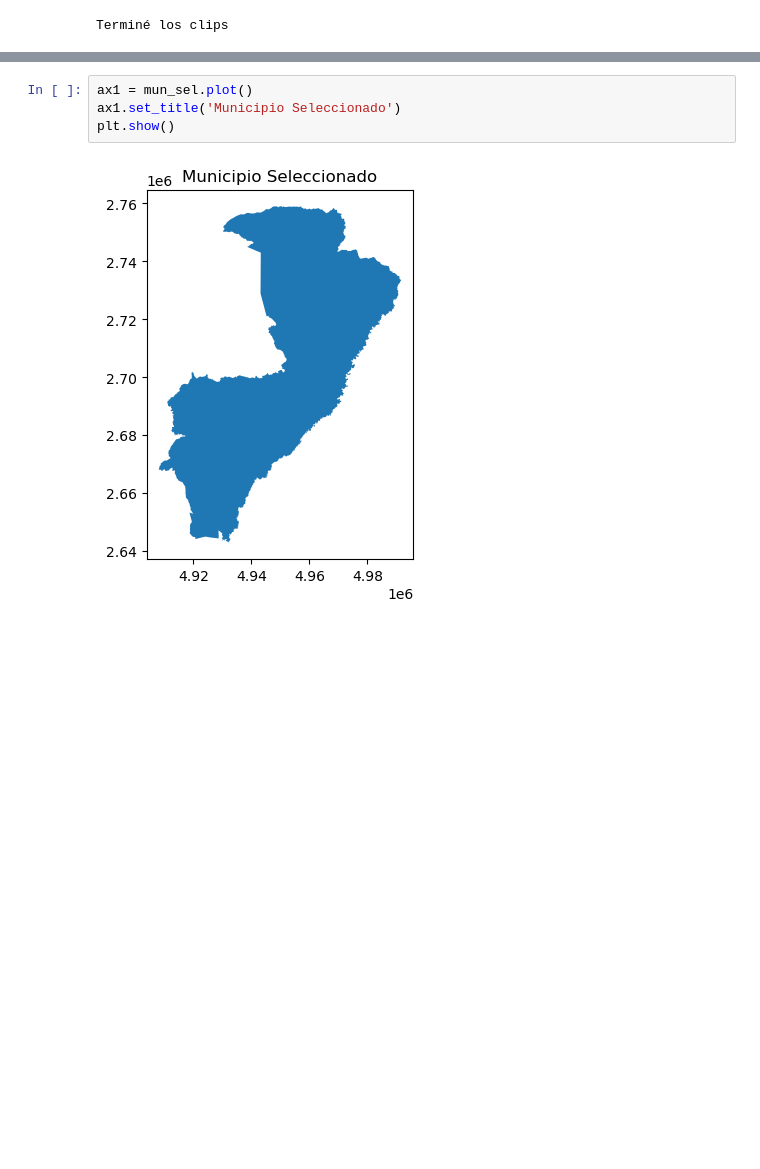
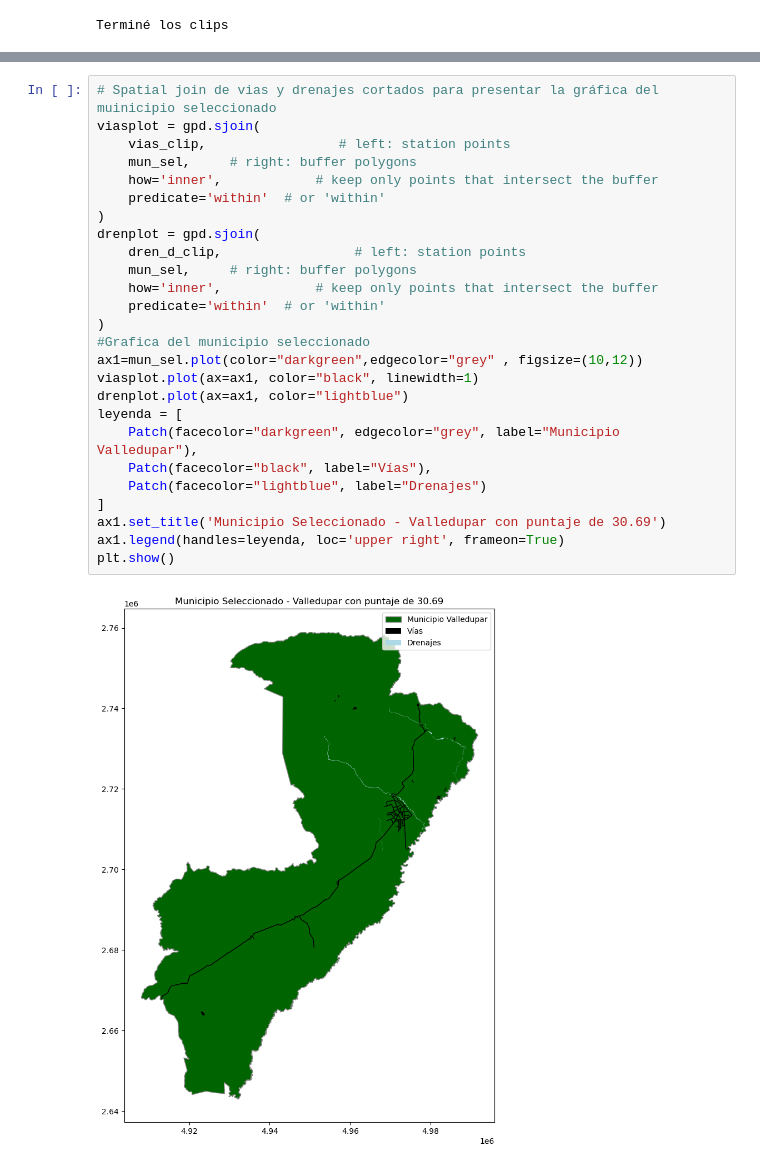
Before and after one commit to DSVRUNAL/Workshop_6, a Jupyter notebook: DSVR_Taller_Workshop6.ipynb, the cells around one changed output, grey strips where cells are left out. Saved outputs shown, nothing was run; the diff lists cells and outputs as text; blank space fills up the shorter version.

```diff
--- a/DSVR_Taller_Workshop6.ipynb
+++ b/DSVR_Taller_Workshop6.ipynb
@@ -492,10 +488,32 @@ MUNICIPIO SELECCIONADO CON CALIFICACIÓN MÁS ALTA
     longitud_vias  longitud_drenajes_d  Dens_Vias  Dens_Dren_d  Calificacion
 27      219.57582           187.969295   0.000525      0.00045     30.690322
 # %%
-ax1 = mun_sel.plot()
-ax1.set_title('Municipio Seleccionado')
+# Spatial join de vias y drenajes cortados para presentar la gráfica del muinicipio seleccionado
+viasplot = gpd.sjoin(
+    vias_clip,                 # left: station points
+    mun_sel,     # right: buffer polygons
+    how='inner',            # keep only points that intersect the buffer
+    predicate='within'  # or 'within'
+)
+drenplot = gpd.sjoin(
+    dren_d_clip,                 # left: station points
+    mun_sel,     # right: buffer polygons
+    how='inner',            # keep only points that intersect the buffer
+    predicate='within'  # or 'within'
+)
+#Grafica del municipio seleccionado
+ax1=mun_sel.plot(color="darkgreen",edgecolor="grey" , figsize=(10,12))
+viasplot.plot(ax=ax1, color="black", linewidth=1)
+drenplot.plot(ax=ax1, color="lightblue")
+leyenda = [
+    Patch(facecolor="darkgreen", edgecolor="grey", label="Municipio Valledupar"),
+    Patch(facecolor="black", label="Vías"),
+    Patch(facecolor="lightblue", label="Drenajes")
+]
+ax1.set_title('Municipio Seleccionado - Valledupar con puntaje de 30.69')
+ax1.legend(handles=leyenda, loc='upper right', frameon=True)
 plt.show()
 # %% [output]
-[figure, old version]
+[figure, new version]
 # %% [markdown]
 ## Parte 3 - Identificar mejor zona para establecer cultivo
```
Also changed, not shown: parts of 11 cells of this notebook.
